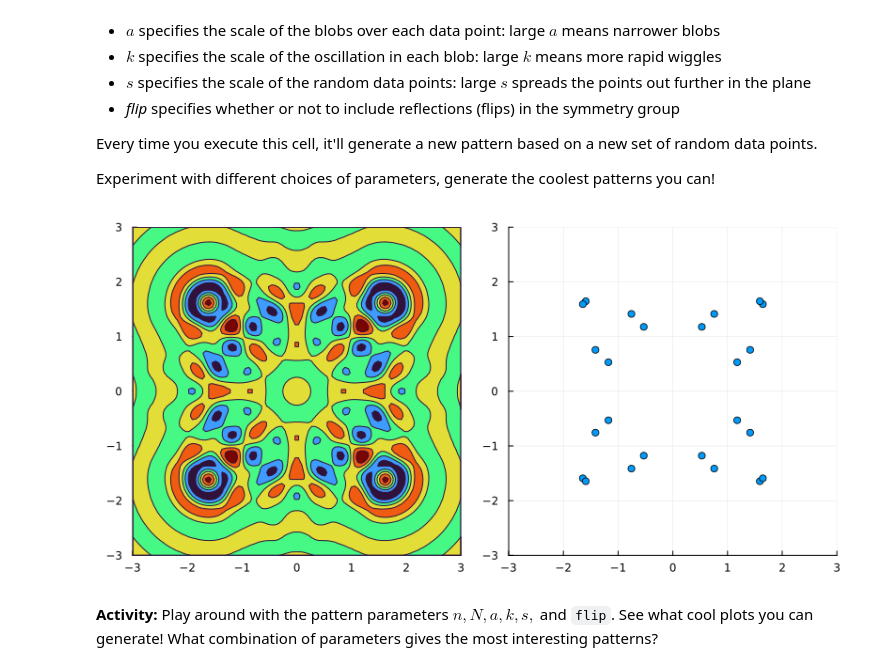
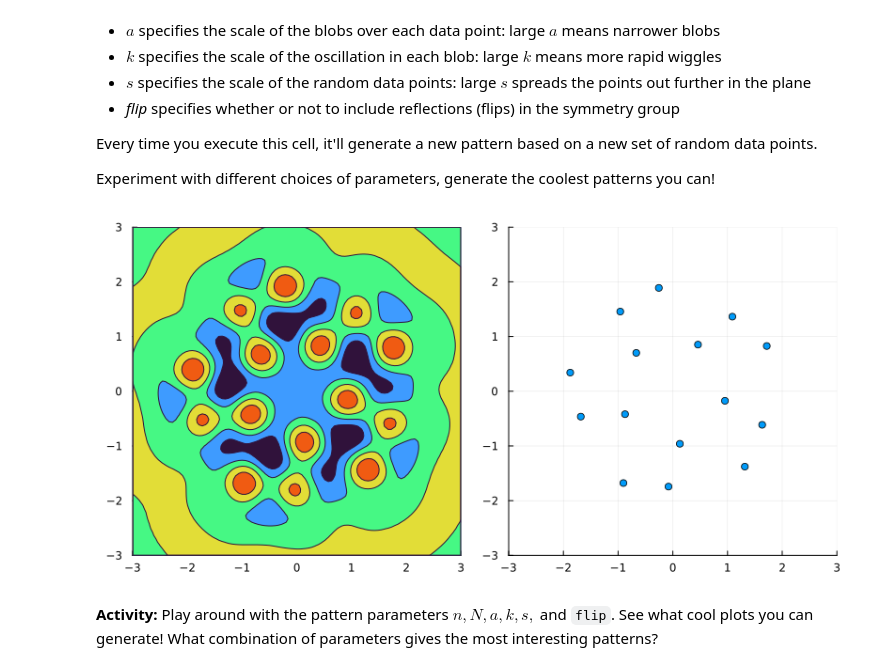
Before and after one commit to johnfgibson/tech411, a Jupyter notebook: 05-random-patterns/random-pattern-generator.ipynb, the cells around one changed output. Drawn from its saved outputs; the diff is of its cells as text; code cells hidden in the pictures.

```diff
--- a/05-random-patterns/random-pattern-generator.ipynb
+++ b/05-random-patterns/random-pattern-generator.ipynb
@@ -244,37 +245,35 @@ Every time you execute this cell, it'll generate a new pattern based on a new se
 Experiment with different choices of parameters, generate the coolest patterns you can!
 # %%
 # pattern parameters
-n = 4   # n-gon dihedral group
+n = 5   # n-gon dihedral group
 N = 3   # number of random points
 a = 2   # scale of blobs (larger a, narrower blobs)
-k = 10   # scale of wiggles (larger k, more rapid wiggles)
+k = 4  # scale of wiggles (larger k, more rapid wiggles)
 s = 1   # scale of data points (larger s, further spread out)
-flip = true # rotations and flips, or just rotations?
-
+flip = false
 # plotting parameters
 r = 3   # length scale of plot: -r < x < r, -r < y < r,
 levels = 5 # number of colorlevels
 colormap = :turbo
 
 G = dihedralgroup(n, flip)
 
 X = s*randn(2,N)
 #X = fill(0.0, 2,1)
 Xsymm = symmetrize(X,G)
 
 x1grid = range(-r, r, length=100)
 x2grid = range(-r, r, length=100)
 
 zgrid = [f([x1;x2], Xsymm, a, k) for x2 in x2grid, x1 in x1grid]
 zscale = maximum(abs.(zgrid))
-
 contourf(x1grid, x2grid, zgrid/zscale, color=colormap, levels=levels, legend=:none)
 p1 = plot!(legend=:none, xlim=(-r,r), clim=(-1,1), ylim=(-r,r), aspect_ratio=1)
 
 p2 = scatter(Xsymm[1,:], Xsymm[2,:], xlim=(-r,r), ylim=(-r,r), label="", aspect_ratio=1)
 plot(p1,p2, size=(800,400))
 # %% [output]
-[figure, old version]
+[figure, new version]
 # %% [markdown]
 **Activity:** Play around with the pattern parameters $n, N, a, k, s,$ and `flip`.
 See what cool plots you can generate! What combination of parameters gives the
```
Also changed, not shown: parts of 5 cells of this notebook.
